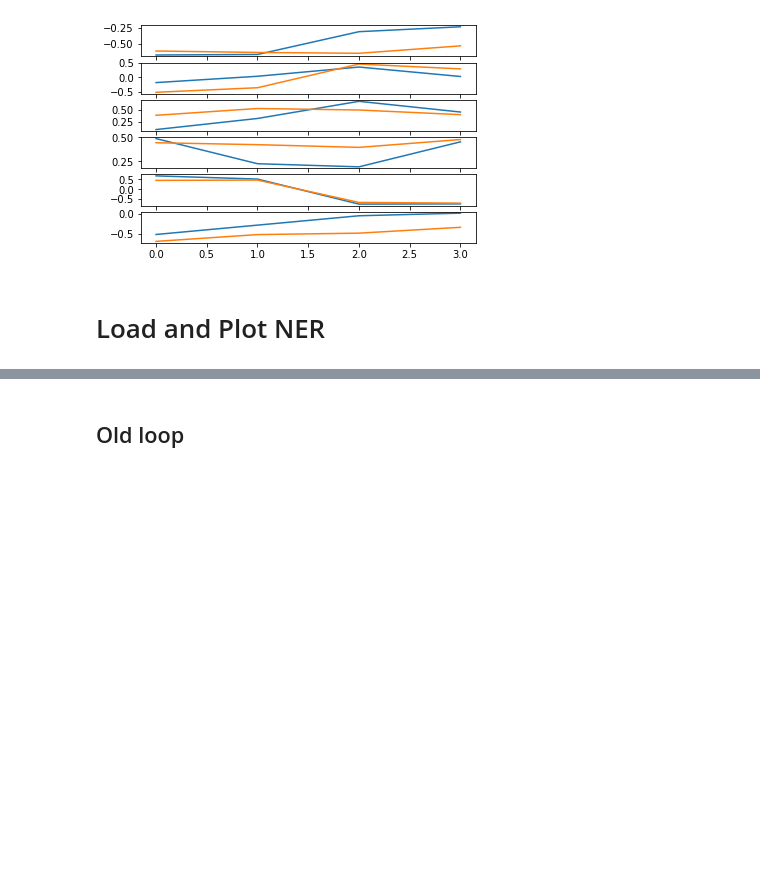
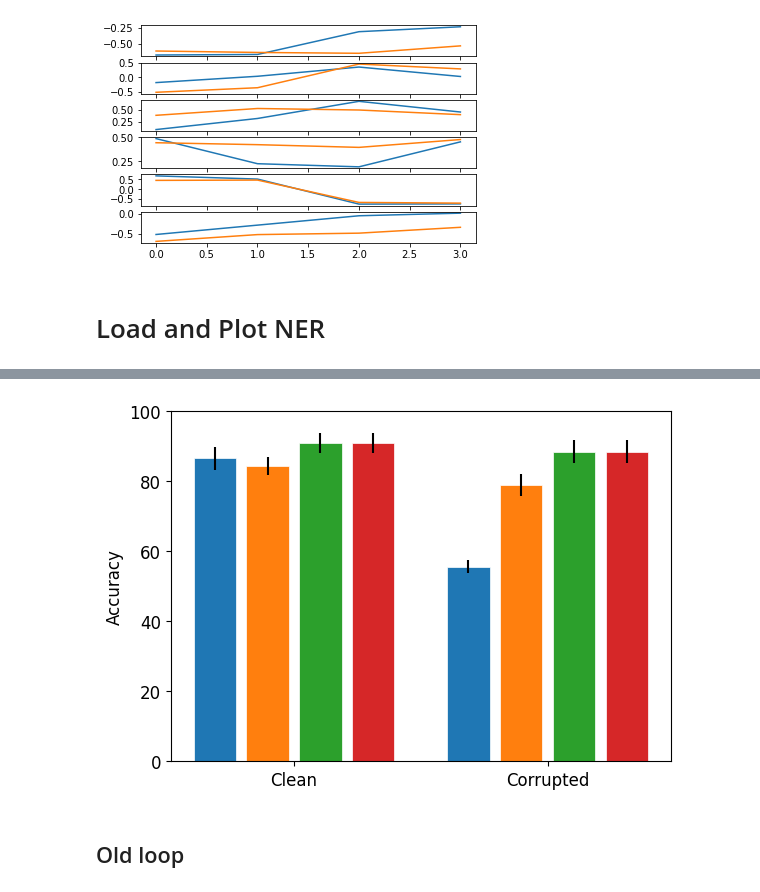
Before and after one commit to yuniteh/latent_rep, a Jupyter notebook: python/main.ipynb, the cells around one changed output, grey strips where cells are left out. Saved outputs shown, nothing was run; the diff lists cells and outputs as text; code cells hidden in the pictures; blank space fills up the shorter version.

```diff
--- a/python/main.ipynb
+++ b/python/main.ipynb
@@ -12,7 +13,15 @@ Num GPUs Available:  1
 # %% [markdown]
 # Load and Process Data
 # %%
-sub_type = 'TR'
+sub_type = 'AB'
+# %%
+# Load raw EMG data
+feat,params,daq = prd.load_train_data('train_data_raw_' + sub_type + '.mat')
+raw = prd.process_daq(daq,params)
+raw = raw.transpose(2,1,0)
+feat_sq = feat.reshape(feat.shape[0],6,10)
+with open('train_data_raw_' + sub_type + '.p', 'wb') as f:
+    pickle.dump([raw, params, feat, feat_sq],f)
 # %%
 with open('train_data_raw_'  + sub_type + '.p', 'rb') as f:
     raw, params,feat,feat_sq = pickle.load(f)
@@ -933,3 +949,30 @@ for i, v in enumerate(temp):
+# %%
+x = np.zeros([4,2])
+x[0,:] = np.arange(2.4,step=1.2)  # the label locations
+
+bar_width = 0.2
+# Set position of bar on X axis
+for i in range(0,3):
+    x[i+1,:] = [xi + bar_width+.05 for xi in x[i,:]]
+xmid = x[1]+x[2]
+
+
+fig = plt.figure(figsize=(5,3.5))
+ax = fig.add_axes([0,0,1,1])
+
+for i in range(0,4):
+    ax.bar(x[i,:],[acc_clean_mean[i],acc_noise_mean[i]],label=labels[i],width=bar_width,linewidth=.5,yerr=[acc_clean_se[i],acc_noise_se[i]],edgecolor='white')
+
+ax.set_ylabel('Accuracy')
+ax.set_ylim((0,100))
+ax.set_xticks([i/2 for i in np.add(x[1,:],x[2,:])])
+ax.set_xticklabels(['Clean','Corrupted'])
+# ax.errorbar(['VAE','Aligned','LDA','LDA Corrupt'],acc_all_mean,acc_all_se,fmt='none',ecolor='black')
+plt.rcParams.update({'font.size': fontsize})
+
+plt.savefig('nerpres_TR.svg',dpi=300)
+# %% [output]
+[figure, added]
 # %% [markdown]
 ## Old loop
 # %%
```
Also changed, not shown: parts of 3 cells of this notebook, 3 other files.
